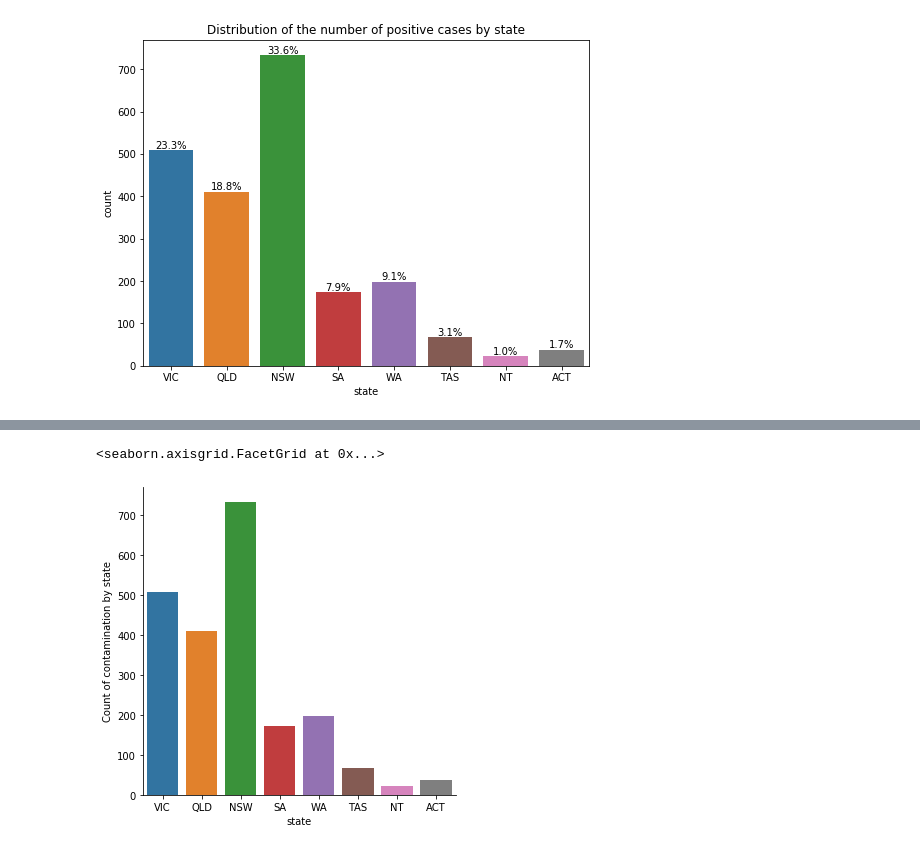
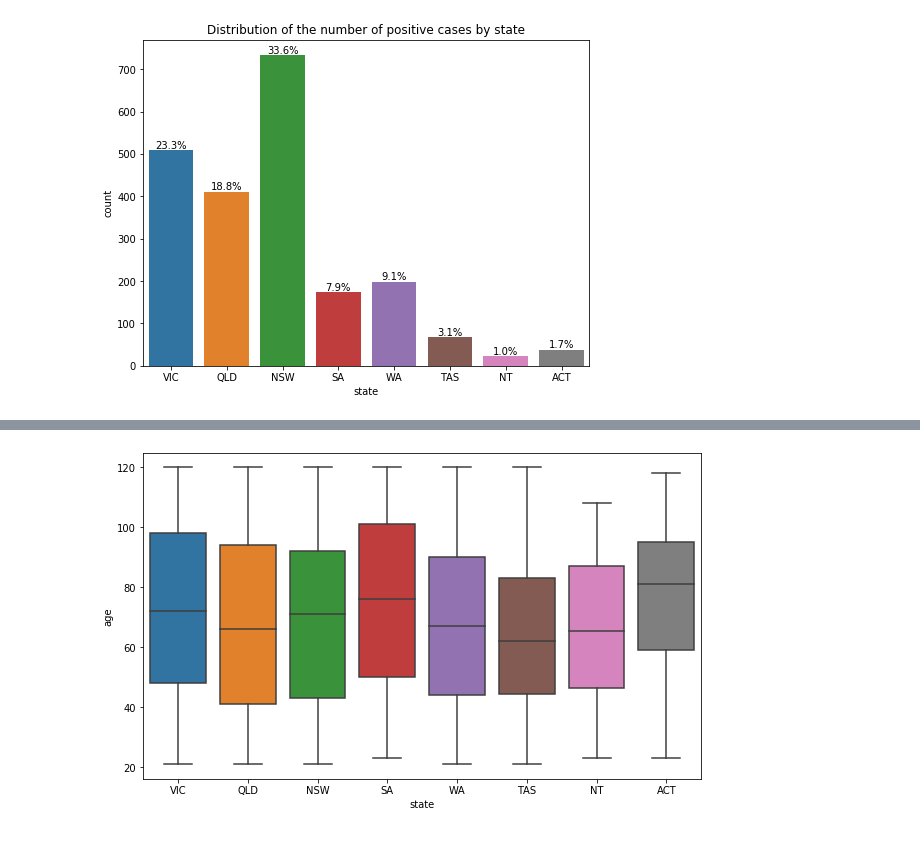
Before and after one commit to Y-EK/Data_Analytics_Python_Covid-19, a Jupyter notebook: data_analytics_NB.ipynb, the cells around one changed output, grey strips where cells are left out. Cells and saved outputs as stored; diff of their text form; code cells hidden in the pictures.

```diff
--- a/data_analytics_NB.ipynb
+++ b/data_analytics_NB.ipynb
@@ -116,3 +144,15 @@ See the caveats in the documentation: https://pandas.pydata.org/pandas-docs/stab
+# %%
+#plt.figure(figsize=(12,8))
+
+#plt.title('Distribution of PCR in Australia s states')
+#plt.xlabel('pcr')
+#plt.ylabel('Count')
+plt.figure(figsize=(10,6))
+
+df_pos_age_state = df_final[['age', 'state']][df_final['pcr'] == 1]
+ax = sns.boxplot(x="state", y="age", data=df_pos_age_state)
+# %% [output]
+[figure, added]
 # %%
 #df_final_pcr = df_final[['pcr']]
 
@@ -128,16 +168,13 @@ See the caveats in the documentation: https://pandas.pydata.org/pandas-docs/stab
 # Ajouter pourcentage !
 #df_final_pcr[:10]
 # %%
-df_final_state = df_final[['state']][df_final['pcr'] == 1]
+#df_final_state = df_final[['state']][df_final['pcr'] == 1]
 
 #labels = ['Negative', 'Positive'];
-graph = sns.catplot(x="state",
-            kind="count",
-            #palette="ch:.25",
-            data=df_final_state)
-graph.set_axis_labels("state", "Count of contamination by state")
+#graph = sns.catplot(x="state",
+ #           kind="count",
+  #          #palette="ch:.25",
+   #         data=df_final_state)
+#graph.set_axis_labels("state", "Count of contamination by state")
 #graph.set_xticklabels(labels, rotation='horizontal', fontsize=10)
-graph
+#graph
-# %% [output]
-<seaborn.axisgrid.FacetGrid at 0x...>
-[figure, removed]
```
Also changed, not shown: parts of 5 cells of this notebook.
